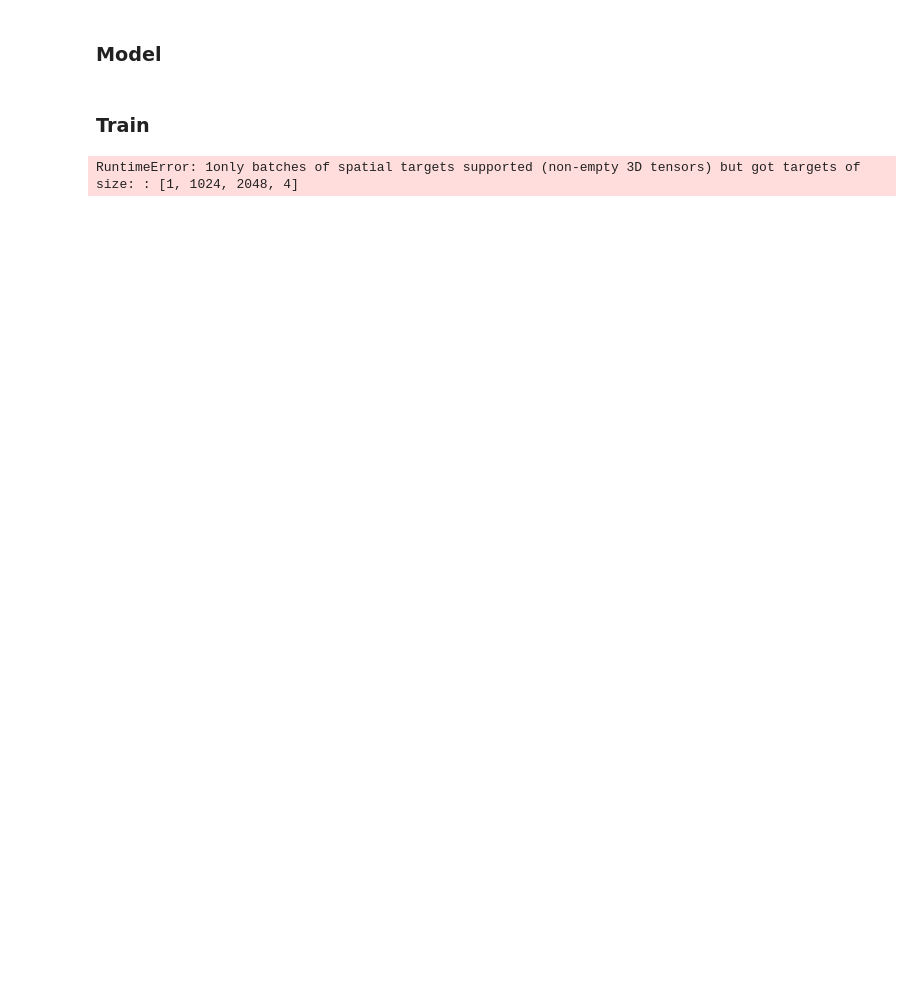
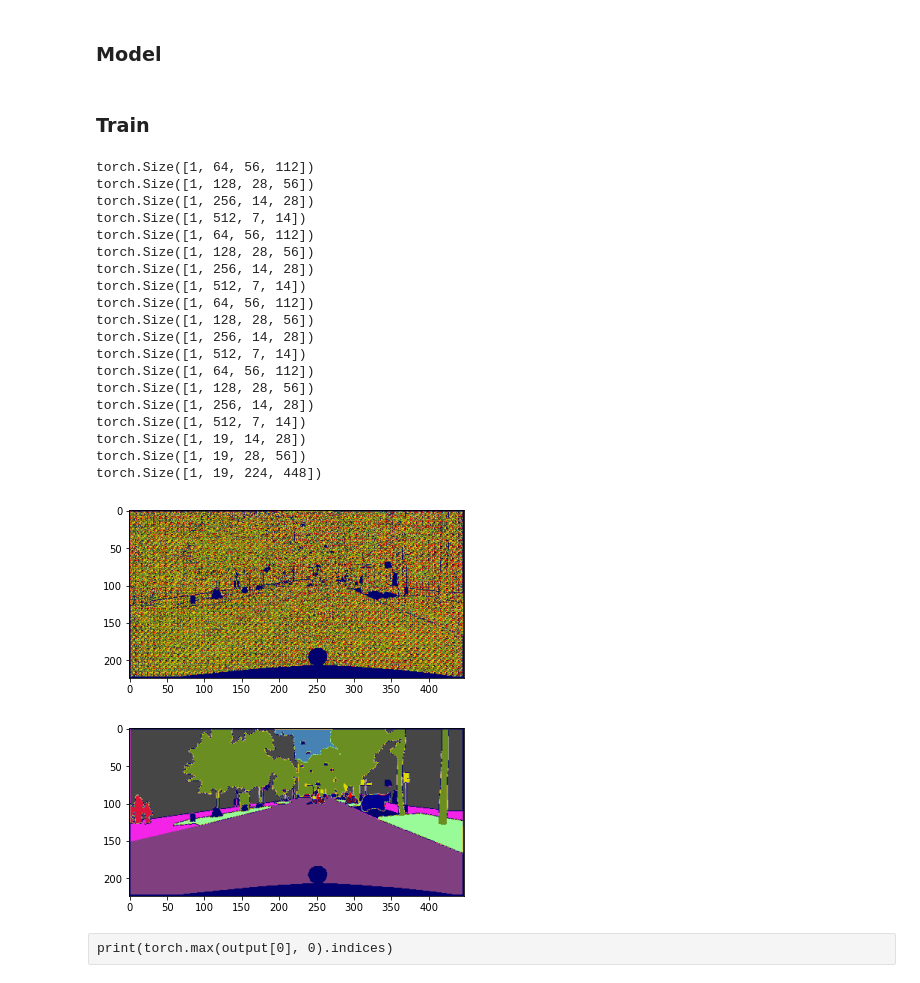
Before and after one commit to tyuxiang/SemanticSegmentationCityscapes, a Jupyter notebook: Models.ipynb, the cells around one changed output. Cells and saved outputs as stored; diff of their text form; code cells hidden in the pictures; blank space fills up the shorter version.

```diff
--- a/Models.ipynb
+++ b/Models.ipynb
@@ -105,11 +180,41 @@ class MNIST_Autoencoder(nn.Module):
 # Initialize MNIST Autoencoder
 torch.manual_seed(10)
 model = MNIST_Autoencoder().to(device)
-# %%
-for sample in train_loader:
-    imgSeq, annotatedOutput, imgName = sample
-    model(imgSeq[0].to(device))
-    break
+# %%
+for sample in train_loader:
+    imgSeq, annotatedOutput, imgName = sample
+    for ind in range(4):
+        imgSeq[ind] = imgSeq[ind].to(device)
+    output = model(imgSeq)
+    plt.imshow(convertColour(torch.max(output[0].cpu(), 0).indices, annotatedOutput[0].cpu()))
+    plt.show()
+    plt.imshow(convertColour(annotatedOutput[0].cpu(), annotatedOutput[0].cpu()))
+    plt.show()
+    break
+# %% [output]
+torch.Size([1, 64, 56, 112])
+torch.Size([1, 128, 28, 56])
+torch.Size([1, 256, 14, 28])
+torch.Size([1, 512, 7, 14])
+torch.Size([1, 64, 56, 112])
+torch.Size([1, 128, 28, 56])
+torch.Size([1, 256, 14, 28])
+torch.Size([1, 512, 7, 14])
+torch.Size([1, 64, 56, 112])
+torch.Size([1, 128, 28, 56])
+torch.Size([1, 256, 14, 28])
+torch.Size([1, 512, 7, 14])
+torch.Size([1, 64, 56, 112])
+torch.Size([1, 128, 28, 56])
+torch.Size([1, 256, 14, 28])
+torch.Size([1, 512, 7, 14])
+torch.Size([1, 19, 14, 28])
+torch.Size([1, 19, 28, 56])
+torch.Size([1, 19, 224, 448])
+[figure, added]
+[figure, added]
+# %% [raw]
+print(torch.max(output[0], 0).indices)
 # %%
 # Defining Parameters
 # - MSE Loss, which will be our reconstruction loss for now
@@ -120,31 +225,3 @@ num_epochs = 20
 batch_size = 128
 loss_fn = nn.CrossEntropyLoss(ignore_index=255)
 optimizer = torch.optim.Adam(model.parameters(),weight_decay = 1e-5)
-# %%
-# Train
-outputs_list = []
-loss_list = []
-for epoch in range(num_epochs):
-    for data in tqdm(train_loader):
-        imgSeq, annotatedOutput, imgName = data
-
-        # Send data to device
-        img = Variable(imgSeq[-1]).to(device)
-
-        # Forward pass
-        output = model(img)
-        annotatedOutput = annotatedOutput.to(device).long()
-#         output = output.argmax(dim=1)
-        loss = loss_fn(output, annotatedOutput)
-
-        # Backprop
-        optimizer.zero_grad()
-        loss.backward()
-        optimizer.step()
-
-    # Display
-    print('epoch {}/{}, loss {:.4f}'.format(epoch + 1, num_epochs, loss.item()))
-    outputs_list.append((epoch, img, output),)
-    loss_list.append(loss.item())
-# %% [output]
-RuntimeError: 1only batches of spatial targets supported (non-empty 3D tensors) but got targets of size: : [1, 1024, 2048, 4]
```
Also changed, not shown: parts of 14 cells of this notebook, 1 other file.
